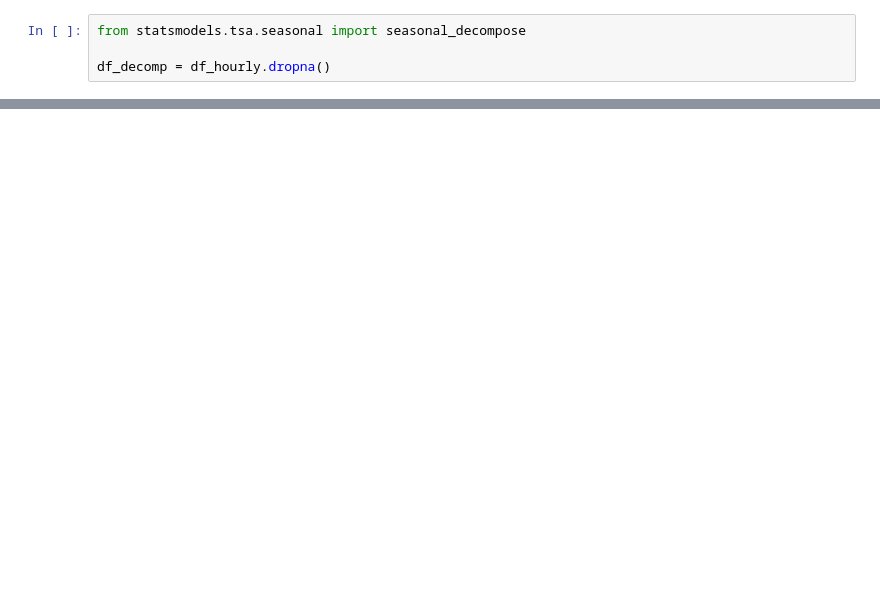
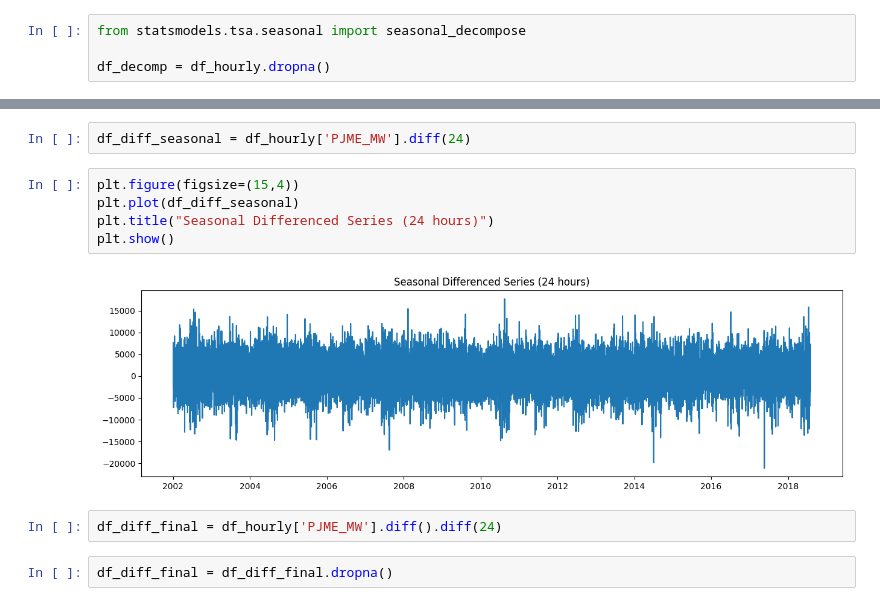
Before and after one commit to hassanh7n/TSA, a Jupyter notebook: notebooks/02_TS.ipynb, the cells around one changed output, grey strips where cells are left out. Saved outputs shown, nothing was run; the diff lists cells and outputs as text; blank space fills up the shorter version.

```diff
--- a/notebooks/02_TS.ipynb
+++ b/notebooks/02_TS.ipynb
@@ -269,0 +304,13 @@ plt.show()
+# %%
+df_diff_seasonal = df_hourly['PJME_MW'].diff(24)
+# %%
+plt.figure(figsize=(15,4))
+plt.plot(df_diff_seasonal)
+plt.title("Seasonal Differenced Series (24 hours)")
+plt.show()
+# %% [output]
+[figure, added]
+# %%
+df_diff_final = df_hourly['PJME_MW'].diff().diff(24)
+# %%
+df_diff_final = df_diff_final.dropna()
```
Also changed, not shown: parts of 17 cells of this notebook.
